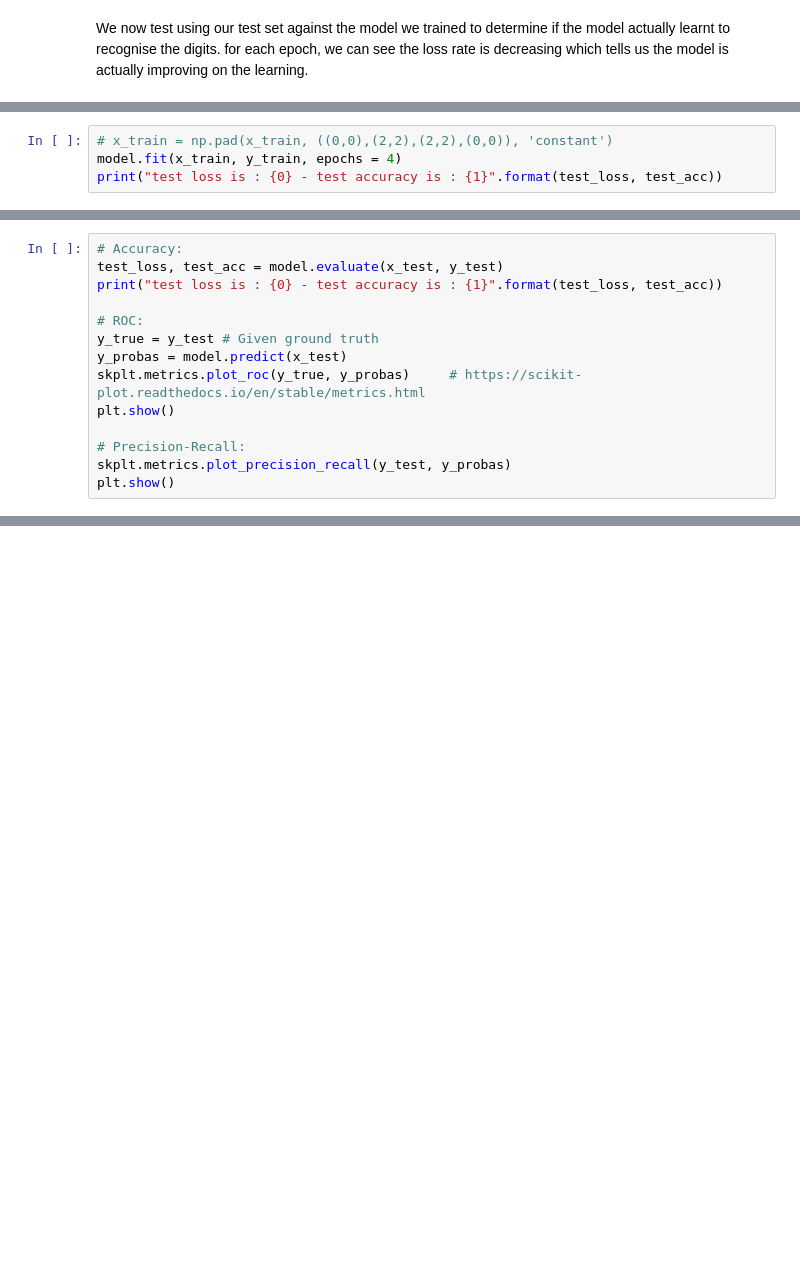
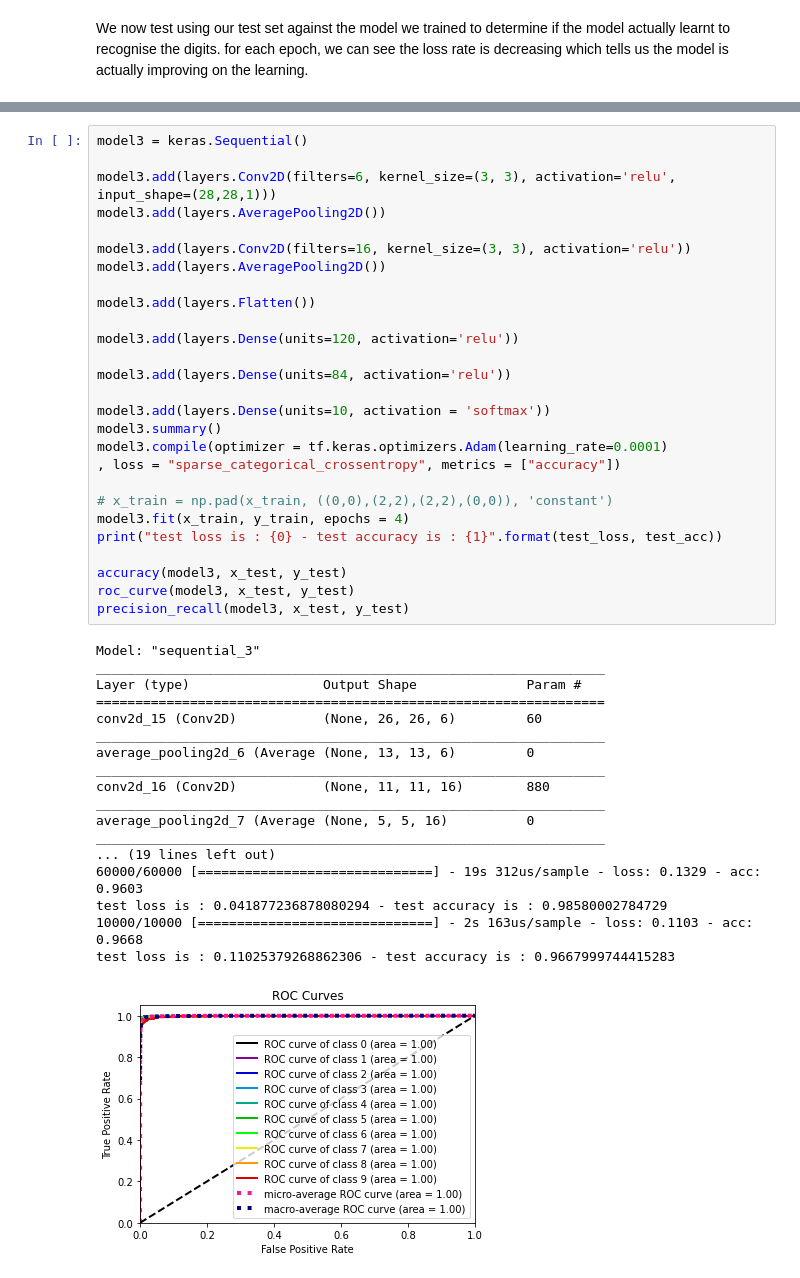
Before and after one commit to Adrieennn/CNN, a Jupyter notebook: NN.ipynb, the cells around one changed output, grey strips where cells are left out. Cells and saved outputs as stored; diff of their text form; blank space fills up the shorter version.

```diff
--- a/NN.ipynb
+++ b/NN.ipynb
@@ -178,4 +191,0 @@ _________________________________________________________________
-# %%
-# x_train = np.pad(x_train, ((0,0),(2,2),(2,2),(0,0)), 'constant')
-model.fit(x_train, y_train, epochs = 4)
-print("test loss is : {0} - test accuracy is : {1}".format(test_loss, test_acc))
@@ -192,14 +191,0 @@ test loss is : 2.30013422164917 - test accuracy is : 0.1565999984741211
-# %%
-# Accuracy:
-test_loss, test_acc = model.evaluate(x_test, y_test)
-print("test loss is : {0} - test accuracy is : {1}".format(test_loss, test_acc))
-
-# ROC:
-y_true = y_test # Given ground truth
-y_probas = model.predict(x_test)
-skplt.metrics.plot_roc(y_true, y_probas)     # https://scikit-plot.readthedocs.io/en/stable/metrics.html
-plt.show()
-
-# Precision-Recall:
-skplt.metrics.plot_precision_recall(y_test, y_probas)
-plt.show()
@@ -210,0 +210,46 @@ test loss is : 0.042205702858720905 - test accuracy is : 0.9840999841690063
+# %%
+model3 = keras.Sequential()
+
+model3.add(layers.Conv2D(filters=6, kernel_size=(3, 3), activation='relu', input_shape=(28,28,1)))
+model3.add(layers.AveragePooling2D())
+
+model3.add(layers.Conv2D(filters=16, kernel_size=(3, 3), activation='relu'))
+model3.add(layers.AveragePooling2D())
+
+model3.add(layers.Flatten())
+
+model3.add(layers.Dense(units=120, activation='relu'))
+
+model3.add(layers.Dense(units=84, activation='relu'))
+
+model3.add(layers.Dense(units=10, activation = 'softmax'))
+model3.summary()
+model3.compile(optimizer = tf.keras.optimizers.Adam(learning_rate=0.0001)
+, loss = "sparse_categorical_crossentropy", metrics = ["accuracy"])
+
+# x_train = np.pad(x_train, ((0,0),(2,2),(2,2),(0,0)), 'constant')
+model3.fit(x_train, y_train, epochs = 4)
+print("test loss is : {0} - test accuracy is : {1}".format(test_loss, test_acc))
+
+accuracy(model3, x_test, y_test)
+roc_curve(model3, x_test, y_test)
+precision_recall(model3, x_test, y_test)
+# %% [output]
+Model: "sequential_3"
+_________________________________________________________________
+Layer (type)                 Output Shape              Param #
+=================================================================
+conv2d_15 (Conv2D)           (None, 26, 26, 6)         60
+_________________________________________________________________
+average_pooling2d_6 (Average (None, 13, 13, 6)         0
+_________________________________________________________________
+conv2d_16 (Conv2D)           (None, 11, 11, 16)        880
+_________________________________________________________________
+average_pooling2d_7 (Average (None, 5, 5, 16)          0
+_________________________________________________________________
+... (19 lines left out)
+60000/60000 [==============================] - 19s 312us/sample - loss: 0.1329 - acc: 0.9603
+test loss is : 0.041877236878080294 - test accuracy is : 0.98580002784729
+10000/10000 [==============================] - 2s 163us/sample - loss: 0.1103 - acc: 0.9668
+test loss is : 0.11025379268862306 - test accuracy is : 0.9667999744415283
+[figure, added]
```
Also changed, not shown: parts of 22 cells of this notebook.
